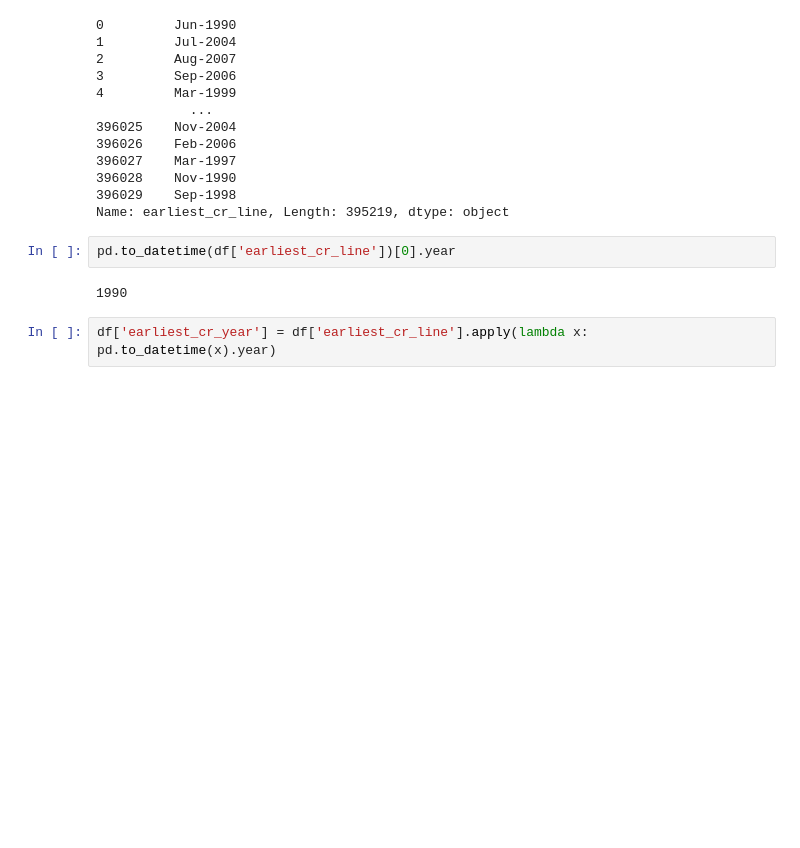
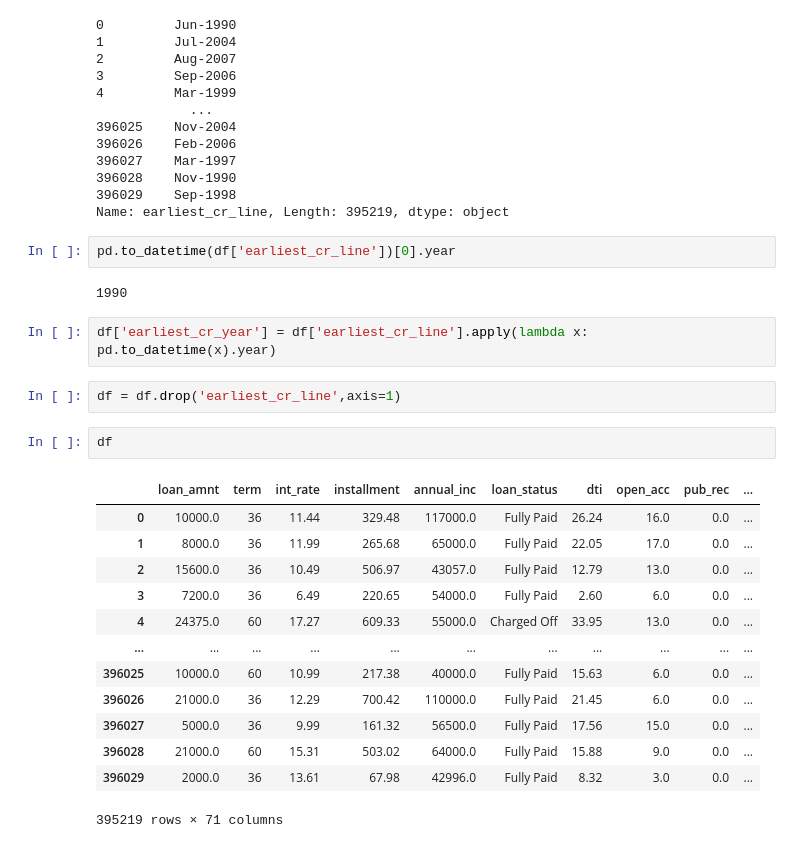
Before and after one commit to mkawsarzaman/prediction_loan_default_ANN_Tensorflow_keras, a Jupyter notebook: prediction_loan_default_ANN_Tensorflow_keras.ipynb, the cells around one changed output. Cells and saved outputs as stored; diff of their text form; blank space fills up the shorter version.

```diff
--- a/prediction_loan_default_ANN_Tensorflow_keras.ipynb
+++ b/prediction_loan_default_ANN_Tensorflow_keras.ipynb
@@ -945,3 +931,21 @@ pd.to_datetime(df['earliest_cr_line'])[0].year
 1990
 # %%
 df['earliest_cr_year'] = df['earliest_cr_line'].apply(lambda x: pd.to_datetime(x).year)
+# %%
+df = df.drop('earliest_cr_line',axis=1)
+# %%
+df
+# %% [output]
+|  | loan_amnt | term | int_rate | installment | annual_inc | loan_status | dti | open_acc | pub_rec | ... |
+| 0 | 10000.0 | 36 | 11.44 | 329.48 | 117000.0 | Fully Paid | 26.24 | 16.0 | 0.0 | ... |
+| 1 | 8000.0 | 36 | 11.99 | 265.68 | 65000.0 | Fully Paid | 22.05 | 17.0 | 0.0 | ... |
+| 2 | 15600.0 | 36 | 10.49 | 506.97 | 43057.0 | Fully Paid | 12.79 | 13.0 | 0.0 | ... |
+| 3 | 7200.0 | 36 | 6.49 | 220.65 | 54000.0 | Fully Paid | 2.60 | 6.0 | 0.0 | ... |
+| 4 | 24375.0 | 60 | 17.27 | 609.33 | 55000.0 | Charged Off | 33.95 | 13.0 | 0.0 | ... |
+| ... | ... | ... | ... | ... | ... | ... | ... | ... | ... | ... |
+| 396025 | 10000.0 | 60 | 10.99 | 217.38 | 40000.0 | Fully Paid | 15.63 | 6.0 | 0.0 | ... |
+| 396026 | 21000.0 | 36 | 12.29 | 700.42 | 110000.0 | Fully Paid | 21.45 | 6.0 | 0.0 | ... |
+| 396027 | 5000.0 | 36 | 9.99 | 161.32 | 56500.0 | Fully Paid | 17.56 | 15.0 | 0.0 | ... |
+| 396028 | 21000.0 | 60 | 15.31 | 503.02 | 64000.0 | Fully Paid | 15.88 | 9.0 | 0.0 | ... |
+| 396029 | 2000.0 | 36 | 13.61 | 67.98 | 42996.0 | Fully Paid | 8.32 | 3.0 | 0.0 | ... |
+395219 rows × 71 columns
```
Also changed, not shown: parts of 17 cells of this notebook.
